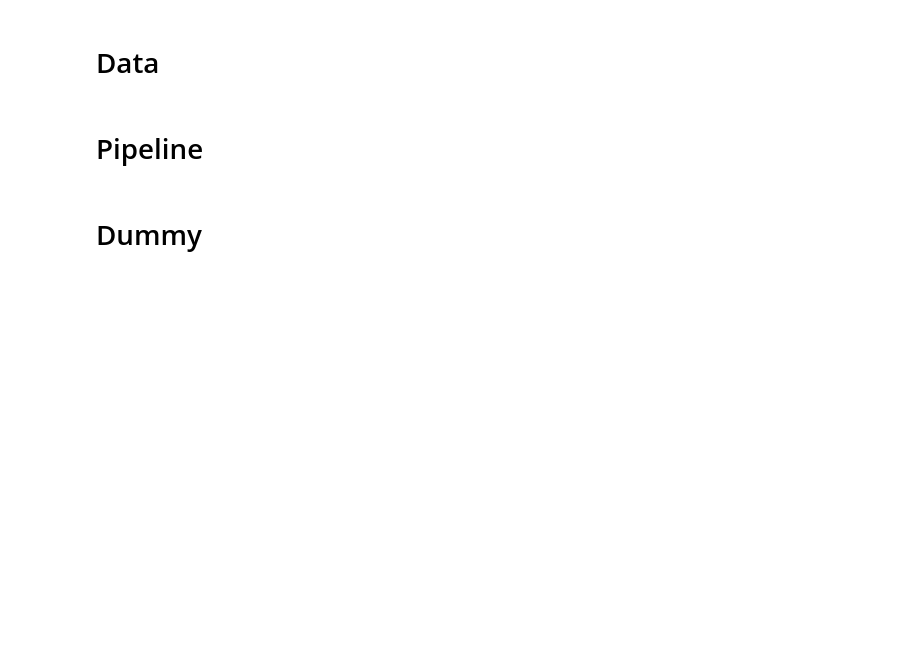
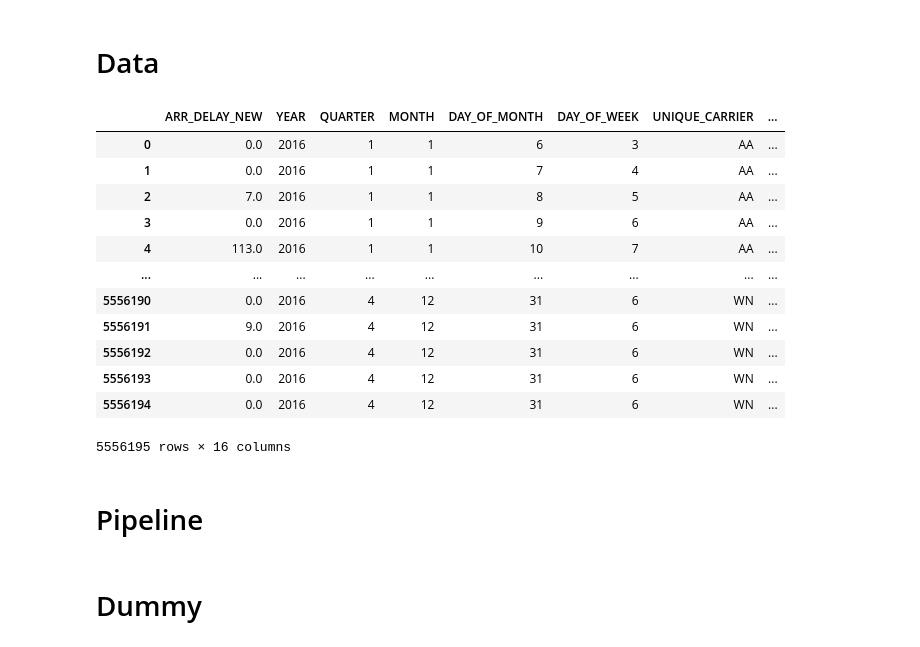
Before and after one commit to MatsaVV/Machine_Learning_Avion_Retard, a Jupyter notebook: notebook/Model.ipynb, the cells around one changed output. Saved outputs shown, nothing was run; the diff lists cells and outputs as text; code cells hidden in the pictures; blank space fills up the shorter version.

```diff
--- a/notebook/Model.ipynb
+++ b/notebook/Model.ipynb
@@ -31,3 +55,18 @@ import joblib
 # Data
 # %%
 data = pd.read_parquet('data_cleaned.parquet')
+data
+# %% [output]
+|  | ARR_DELAY_NEW | YEAR | QUARTER | MONTH | DAY_OF_MONTH | DAY_OF_WEEK | UNIQUE_CARRIER | ... |
+| 0 | 0.0 | 2016 | 1 | 1 | 6 | 3 | AA | ... |
+| 1 | 0.0 | 2016 | 1 | 1 | 7 | 4 | AA | ... |
+| 2 | 7.0 | 2016 | 1 | 1 | 8 | 5 | AA | ... |
+| 3 | 0.0 | 2016 | 1 | 1 | 9 | 6 | AA | ... |
+| 4 | 113.0 | 2016 | 1 | 1 | 10 | 7 | AA | ... |
+| ... | ... | ... | ... | ... | ... | ... | ... | ... |
+| 5556190 | 0.0 | 2016 | 4 | 12 | 31 | 6 | WN | ... |
+| 5556191 | 9.0 | 2016 | 4 | 12 | 31 | 6 | WN | ... |
+| 5556192 | 0.0 | 2016 | 4 | 12 | 31 | 6 | WN | ... |
+| 5556193 | 0.0 | 2016 | 4 | 12 | 31 | 6 | WN | ... |
+| 5556194 | 0.0 | 2016 | 4 | 12 | 31 | 6 | WN | ... |
+5556195 rows × 16 columns
```
Also changed, not shown: parts of 18 cells of this notebook, 2 other files.
